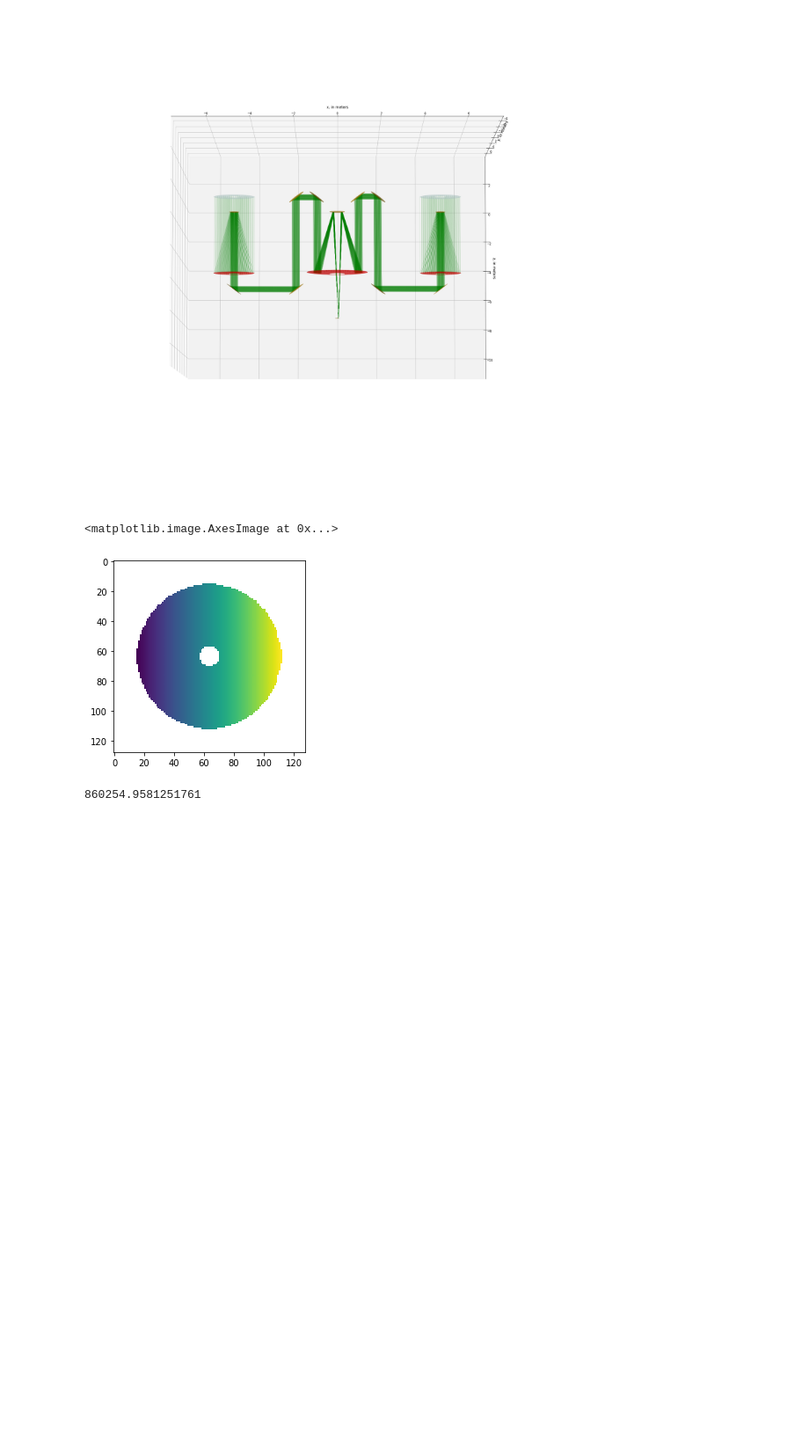
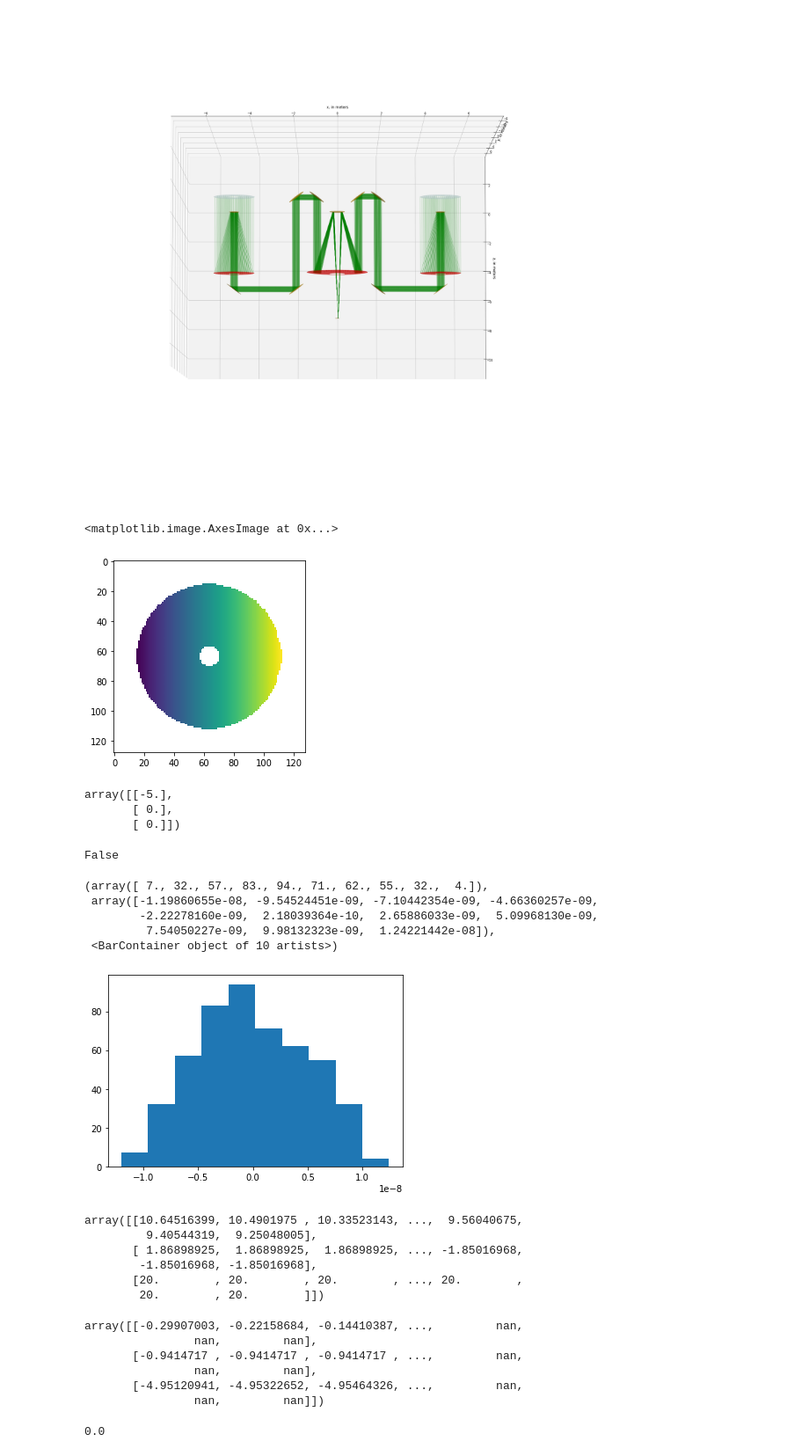
Before and after one commit to pigsboss/pimms, a Jupyter notebook: notes/raytracing.ipynb, the cells around one changed output. Shown at 88% size. Saved outputs shown, nothing was run; the diff lists cells and outputs as text; code cells hidden in the pictures; blank space fills up the shorter version.

```diff
--- a/notes/raytracing.ipynb
+++ b/notes/raytracing.ipynb
@@ -2,7 +2,7 @@
 import pimms.optics as op
 reload(op)
 sim=op.SIM(init_b=10., detector_a=.15)
-s=op.LightSource((np.pi,np.deg2rad(1.2/60.),np.inf))
+s=op.LightSource((np.pi,np.deg2rad(1./60.),np.inf))
 p,q=s(sim.get_entrance(), 500, 1, sampling='dizzle')
 trace,seq=sim.trace(q,steps=10)
 fig=plt.figure(figsize=(30,30))
@@ -21,6 +21,43 @@ plt.imshow(dets[0].readout(clear_buffer=False)[1])
 <matplotlib.image.AxesImage at 0x...>
 [figure]
 # %%
-dets[0].readout(clear_buffer=False)[0].sum()
+sim.collectors[0].p
 # %% [output]
-860254.9581251761
+array([[-5.],
+       [ 0.],
+       [ 0.]])
+# %%
+np.isclose(5,2)
+# %% [output]
+False
+# %%
+n,t=sim.collectors[0].parts[1].intersect(p,correction=False)
+# %%
+n=n[:,~np.isinf(t)]
+# %%
+plt.hist(sim.collectors[0].parts[1].height(n[0], n[1])-n[2])
+# %% [output]
+(array([ 7., 32., 57., 83., 94., 71., 62., 55., 32.,  4.]),
+ array([-1.19860655e-08, -9.54524451e-09, -7.10442354e-09, -4.66360257e-09,
+        -2.22278160e-09,  2.18039364e-10,  2.65886033e-09,  5.09968130e-09,
+         7.54050227e-09,  9.98132323e-09,  1.24221442e-08]),
+ <BarContainer object of 10 artists>)
+[figure, added]
+# %%
+sim.collectors[0].parts[1].normal(np.double([n[0]-5,n[1],n[2]]))
+# %% [output]
+array([[10.64516399, 10.4901975 , 10.33523143, ...,  9.56040675,
+         9.40544319,  9.25048005],
+       [ 1.86898925,  1.86898925,  1.86898925, ..., -1.85016968,
+        -1.85016968, -1.85016968],
+       [20.        , 20.        , 20.        , ..., 20.        ,
+        20.        , 20.        ]])
+# %%
+n[:,~np.isinf(t)]
+# %% [output]
+array([[-0.29907003, -0.22158684, -0.14410387, ...,         nan,
+                nan,         nan],
+       [-0.9414717 , -0.9414717 , -0.9414717 , ...,         nan,
+                nan,         nan],
+       [-4.95120941, -4.95322652, -4.95464326, ...,         nan,
+                nan,         nan]])
@@ -26,0 +68,4 @@ dets[0].readout(clear_buffer=False)[0].sum()
+# %%
+np.std(nn[2]-n[2])
+# %% [output]
+0.0
```
Also changed, not shown: parts of 4 cells of this notebook, 1 other file.
